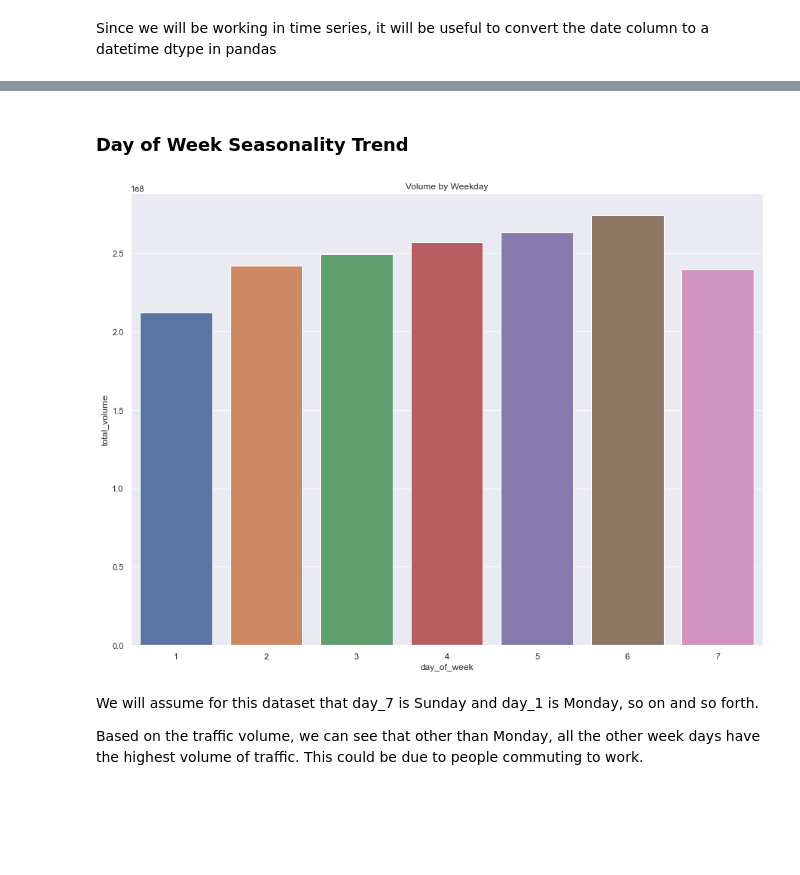
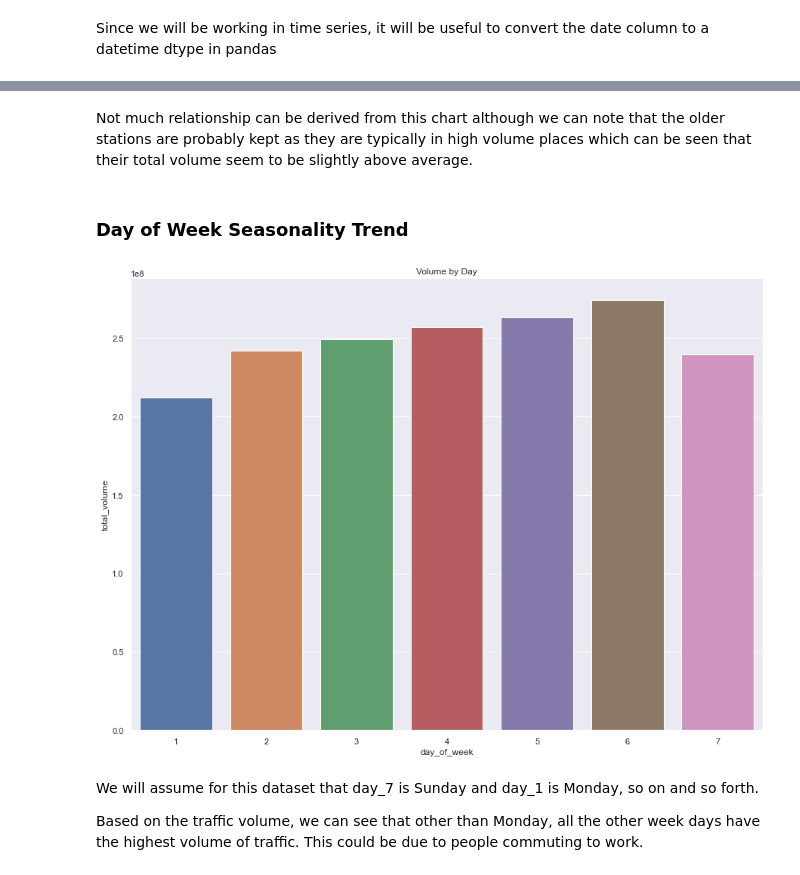
Before and after one commit to Daryl-PSH/us_traffic, a Jupyter notebook: notebooks/EDA.ipynb, the cells around one changed output, grey strips where cells are left out. Saved outputs shown, nothing was run; the diff lists cells and outputs as text; code cells hidden in the pictures; blank space fills up the shorter version.

```diff
--- a/notebooks/EDA.ipynb
+++ b/notebooks/EDA.ipynb
@@ -129,8 +105,6 @@ combined_df.describe()
 It will be nice to have a total_volume for a particular day for EDA on a daily level
 # %%
 combined_df = create_max_volume_column(combined_df)
-# %%
-combined_df.drop("shrp_site_identification", inplace=True, axis=1)
 # %% [markdown]
 Lets check the common columns to make sure they agree with each other as a sanity check
 # %% [markdown]
@@ -201,3 +150,5 @@ memory usage: 132.0+ MB
+# %% [markdown]
+Not much relationship can be derived from this chart although we can note that the older stations are probably kept as they are typically in high volume places which can be seen that their total volume seem to be slightly above average.
 # %% [markdown]
 ### Day of Week Seasonality Trend
 # %%
@@ -205,11 +156,11 @@ day_groupby = combined_df.groupby("day_of_week").sum()["total_volume"]
 # %%
 plot_dims = (15, 11)
 fig, ax= plt.subplots(figsize=plot_dims)
-plt.title("Volume by Weekday")
+plt.title("Volume by Day")
 sns.barplot(x=day_groupby.index, y=day_groupby, ax=ax)
 plt.show()
 # %% [output]
-[figure, old version]
+[figure, new version]
 # %% [markdown]
 We will assume for this dataset that day_7 is Sunday and day_1 is Monday, so on and so forth.
 
```
Also changed, not shown: parts of 32 cells of this notebook, 1 other file.
